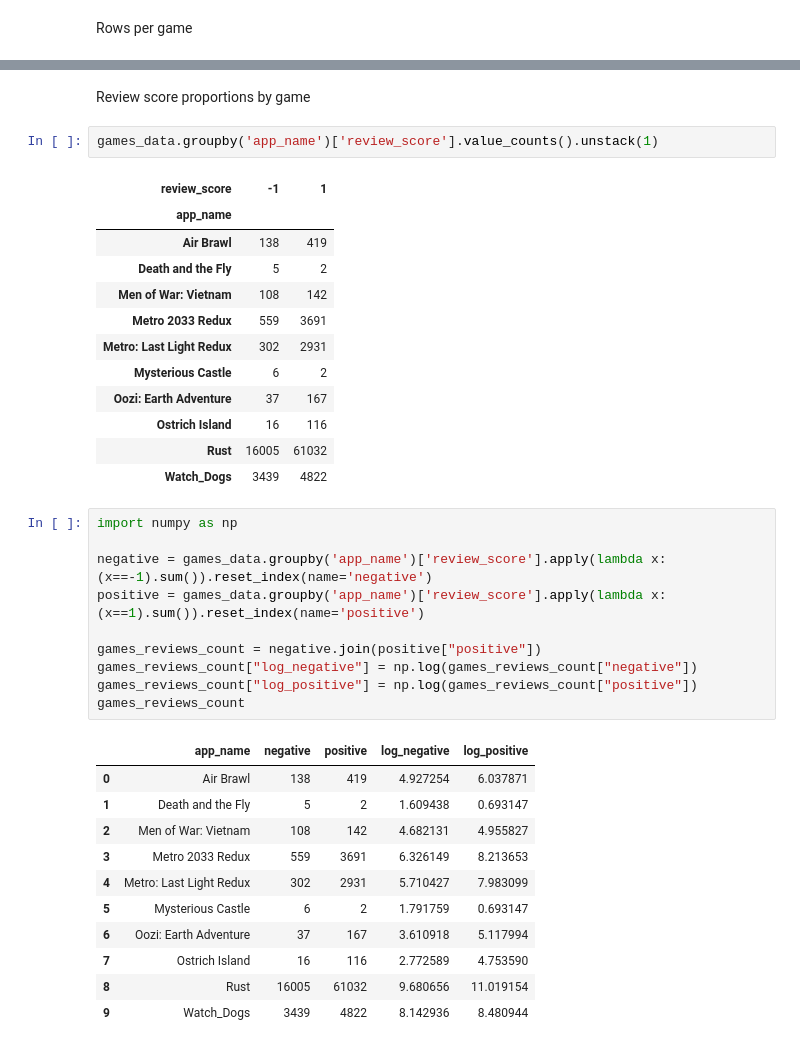
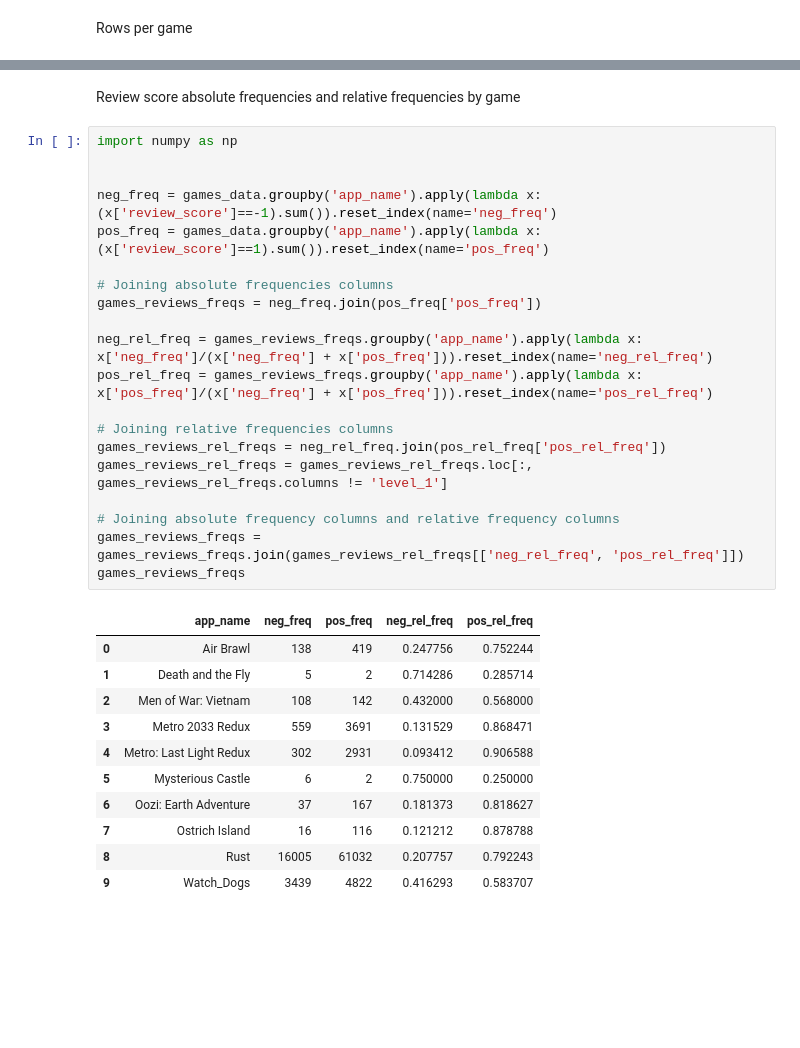
Before and after one commit to LuisFerTR/steam_reviews_classifier, a Jupyter notebook: steam-reviews-classifier.ipynb, the cells around one changed output, grey strips where cells are left out. Drawn from its saved outputs; the diff is of its cells as text; blank space fills up the shorter version.

```diff
--- a/steam-reviews-classifier.ipynb
+++ b/steam-reviews-classifier.ipynb
@@ -98,39 +85,34 @@ dtype: int64
 # %% [markdown]
-Review score proportions by game
+Review score absolute frequencies and relative frequencies by game
-# %%
-games_data.groupby('app_name')['review_score'].value_counts().unstack(1)
-# %% [output]
-| review_score | -1 | 1 |
-| app_name |  |  |
-| Air Brawl | 138 | 419 |
-| Death and the Fly | 5 | 2 |
-| Men of War: Vietnam | 108 | 142 |
-| Metro 2033 Redux | 559 | 3691 |
-| Metro: Last Light Redux | 302 | 2931 |
-| Mysterious Castle | 6 | 2 |
-| Oozi: Earth Adventure | 37 | 167 |
-| Ostrich Island | 16 | 116 |
-| Rust | 16005 | 61032 |
-| Watch_Dogs | 3439 | 4822 |
-# %%
-import numpy as np
-
-negative = games_data.groupby('app_name')['review_score'].apply(lambda x: (x==-1).sum()).reset_index(name='negative')
-positive = games_data.groupby('app_name')['review_score'].apply(lambda x: (x==1).sum()).reset_index(name='positive')
-
-games_reviews_count = negative.join(positive["positive"])
-games_reviews_count["log_negative"] = np.log(games_reviews_count["negative"])
-games_reviews_count["log_positive"] = np.log(games_reviews_count["positive"])
-games_reviews_count
-# %% [output]
-|  | app_name | negative | positive | log_negative | log_positive |
-| 0 | Air Brawl | 138 | 419 | 4.927254 | 6.037871 |
-| 1 | Death and the Fly | 5 | 2 | 1.609438 | 0.693147 |
-| 2 | Men of War: Vietnam | 108 | 142 | 4.682131 | 4.955827 |
-| 3 | Metro 2033 Redux | 559 | 3691 | 6.326149 | 8.213653 |
-| 4 | Metro: Last Light Redux | 302 | 2931 | 5.710427 | 7.983099 |
-| 5 | Mysterious Castle | 6 | 2 | 1.791759 | 0.693147 |
-| 6 | Oozi: Earth Adventure | 37 | 167 | 3.610918 | 5.117994 |
-| 7 | Ostrich Island | 16 | 116 | 2.772589 | 4.753590 |
-| 8 | Rust | 16005 | 61032 | 9.680656 | 11.019154 |
-| 9 | Watch_Dogs | 3439 | 4822 | 8.142936 | 8.480944 |
+# %%
+import numpy as np
+
+
+neg_freq = games_data.groupby('app_name').apply(lambda x: (x['review_score']==-1).sum()).reset_index(name='neg_freq')
+pos_freq = games_data.groupby('app_name').apply(lambda x: (x['review_score']==1).sum()).reset_index(name='pos_freq')
+
+# Joining absolute frequencies columns
+games_reviews_freqs = neg_freq.join(pos_freq['pos_freq'])
+
+neg_rel_freq = games_reviews_freqs.groupby('app_name').apply(lambda x: x['neg_freq']/(x['neg_freq'] + x['pos_freq'])).reset_index(name='neg_rel_freq')
+pos_rel_freq = games_reviews_freqs.groupby('app_name').apply(lambda x: x['pos_freq']/(x['neg_freq'] + x['pos_freq'])).reset_index(name='pos_rel_freq')
+
+# Joining relative frequencies columns
+games_reviews_rel_freqs = neg_rel_freq.join(pos_rel_freq['pos_rel_freq'])
+games_reviews_rel_freqs = games_reviews_rel_freqs.loc[:, games_reviews_rel_freqs.columns != 'level_1']
+
+# Joining absolute frequency columns and relative frequency columns
+games_reviews_freqs = games_reviews_freqs.join(games_reviews_rel_freqs[['neg_rel_freq', 'pos_rel_freq']])
+games_reviews_freqs
+# %% [output]
+|  | app_name | neg_freq | pos_freq | neg_rel_freq | pos_rel_freq |
+| 0 | Air Brawl | 138 | 419 | 0.247756 | 0.752244 |
+| 1 | Death and the Fly | 5 | 2 | 0.714286 | 0.285714 |
+| 2 | Men of War: Vietnam | 108 | 142 | 0.432000 | 0.568000 |
+| 3 | Metro 2033 Redux | 559 | 3691 | 0.131529 | 0.868471 |
+| 4 | Metro: Last Light Redux | 302 | 2931 | 0.093412 | 0.906588 |
+| 5 | Mysterious Castle | 6 | 2 | 0.750000 | 0.250000 |
+| 6 | Oozi: Earth Adventure | 37 | 167 | 0.181373 | 0.818627 |
+| 7 | Ostrich Island | 16 | 116 | 0.121212 | 0.878788 |
+| 8 | Rust | 16005 | 61032 | 0.207757 | 0.792243 |
+| 9 | Watch_Dogs | 3439 | 4822 | 0.416293 | 0.583707 |
```
Also changed, not shown: parts of 8 cells of this notebook.
